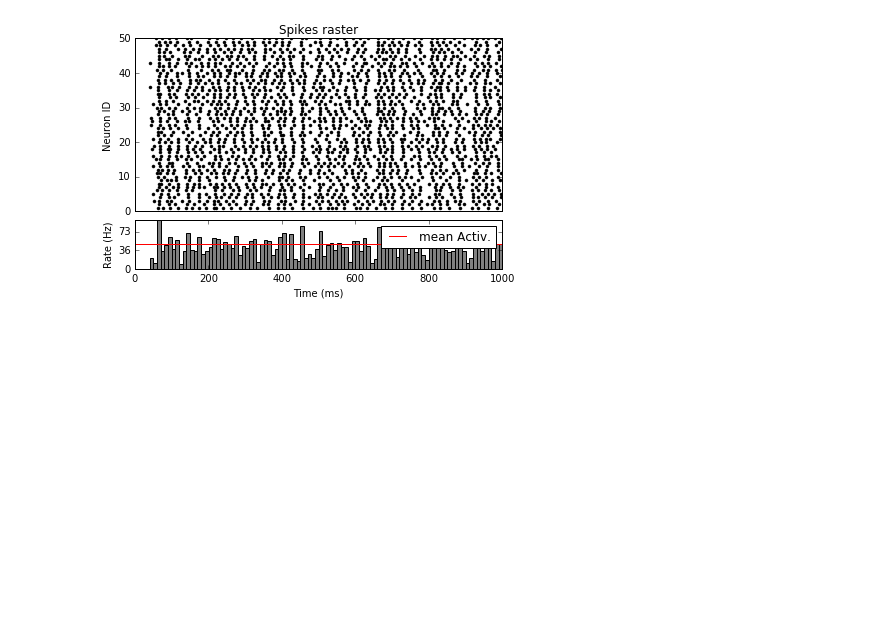
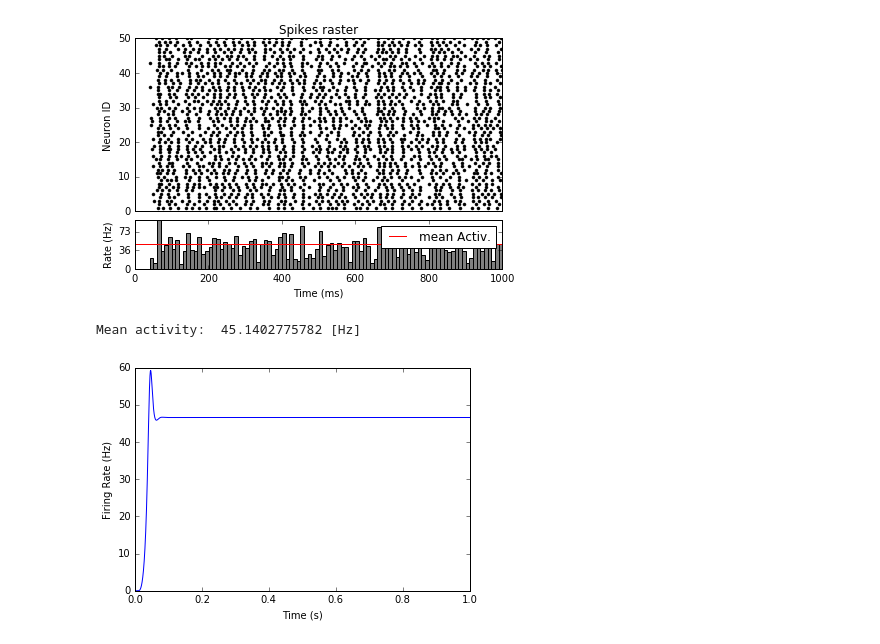
Before and after one commit to carlosengutierrez/test_DipDe, a Jupyter notebook: DipDe_1.ipynb, the cells around one changed output. Saved outputs shown, nothing was run; the diff lists cells and outputs as text; code cells hidden in the pictures; blank space fills up the shorter version.

Commit message:
modified vmin for internal pop

```diff
--- a/DipDe_1.ipynb
+++ b/DipDe_1.ipynb
@@ -96,22 +96,25 @@ verbose = False
 # %%
 ##### DipDe simulation #####
 b1 = ExternalPopulation(r_ext, record=True)
-i1 = InternalPopulation(tau_m = t_m*1e-3, v_min = u_reset*1e-3-5., v_max = u_th*1e-3,
+i1 = InternalPopulation(tau_m = t_m*1e-3, v_min = u_reset*1e-3, v_max = u_th*1e-3,
                         dv=dv, update_method=update_method, approx_order=approx_order,
                         tol=tol,record=True, curr_firing_rate=0.0,norm='inf')
 
 b1_i1 = Connection(b1, i1, C_ext, weights=[W_ext*1e-3], probs=[1.], delay = my_delay*1e-3)
 i1_i1 = Connection(i1, i1,C_E , weights=[W_E*1e-3], probs=[1.], delay = my_delay*1e-3)
 
 simulation = Simulation([b1, i1], [b1_i1, i1_i1], verbose=verbose)
 simulation.run(dt=dt, tf=tf, t0=t0)
 
 ##############plotting #########
 print 'Mean activity: ',np.array(i1.firing_rate_record).mean(),'[Hz]'
 i1 = simulation.population_list[1]
 plt.plot(i1.t_record, i1.firing_rate_record,'b-')
 plt.xlim([0,tf])
 plt.ylim(ymin=0)
 plt.xlabel('Time (s)')
 plt.ylabel('Firing Rate (Hz)')
 plt.show()
+# %% [output]
+Mean activity:  45.1402775782 [Hz]
+[figure, added]
```
